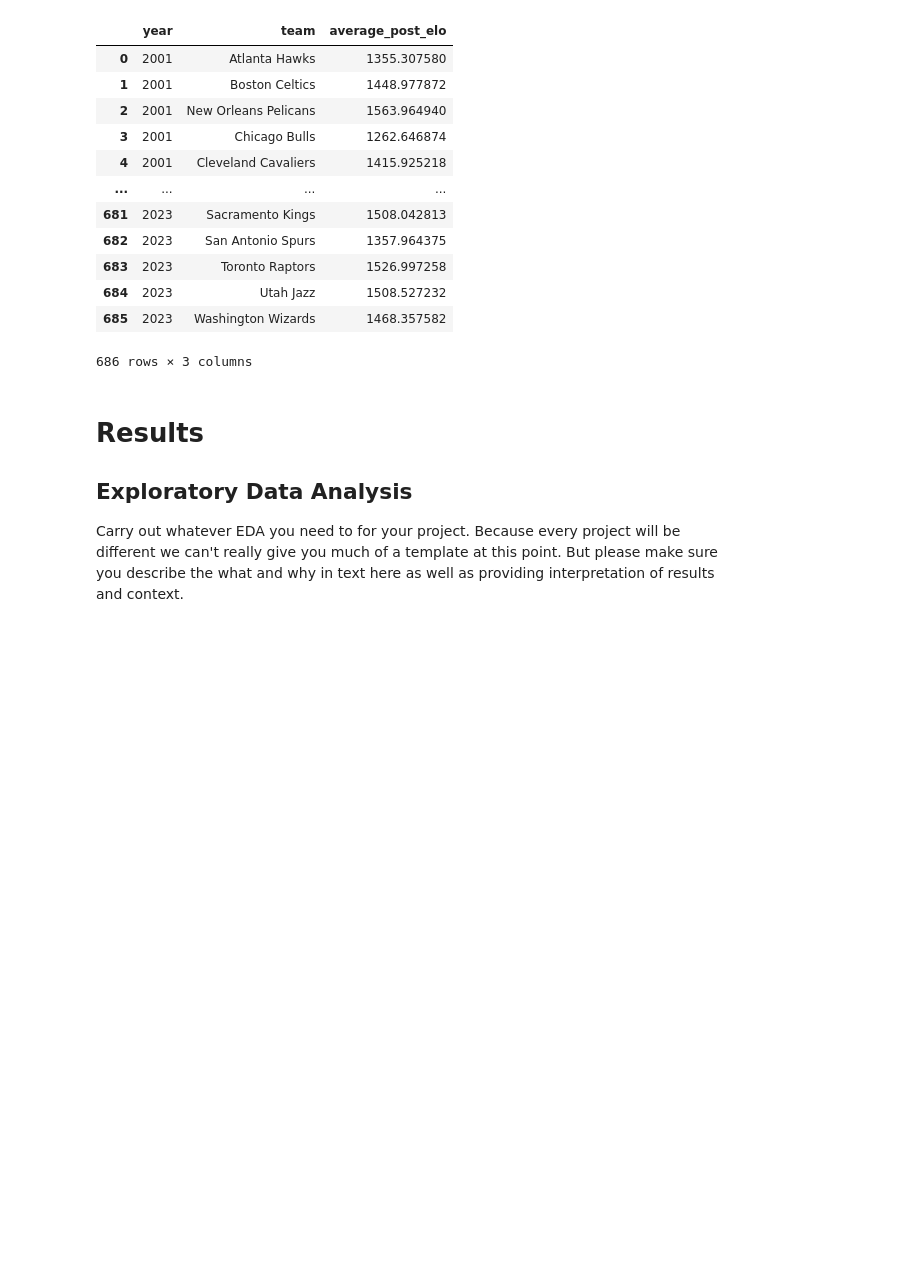
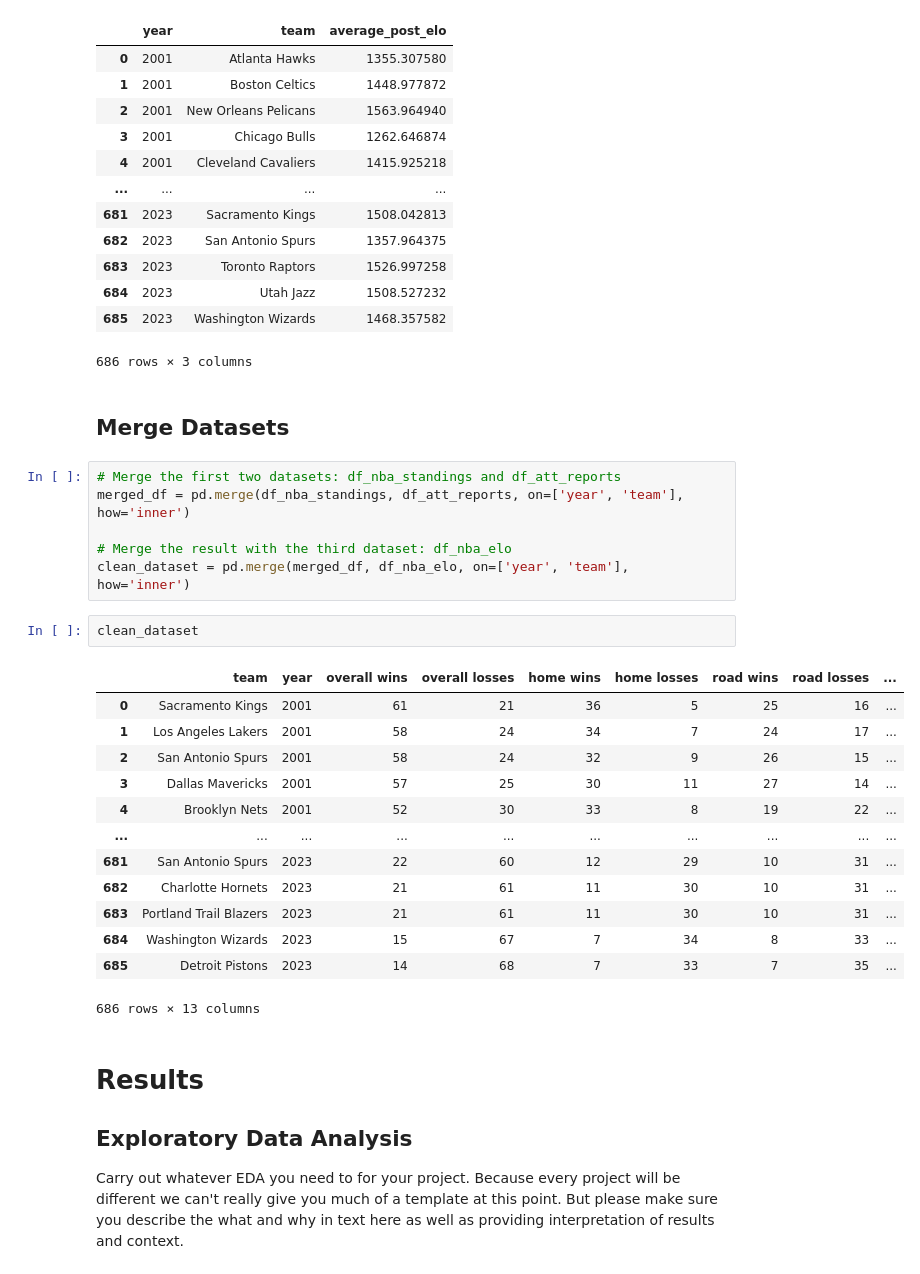
Before and after one commit to katieki/COGS108-Group159-FA24, a Jupyter notebook: EDACheckpoint_Group159-FA24.ipynb, the cells around one changed output. Drawn from its saved outputs; the diff is of its cells as text; blank space fills up the shorter version.

Commit message:
Merge datasets

```diff
--- a/EDACheckpoint_Group159-FA24.ipynb
+++ b/EDACheckpoint_Group159-FA24.ipynb
@@ -347,6 +347,30 @@ df_nba_elo
 | 684 | 2023 | Utah Jazz | 1508.527232 |
 | 685 | 2023 | Washington Wizards | 1468.357582 |
 686 rows × 3 columns
+# %% [markdown]
+## Merge Datasets
+# %%
+# Merge the first two datasets: df_nba_standings and df_att_reports
+merged_df = pd.merge(df_nba_standings, df_att_reports, on=['year', 'team'], how='inner')
+
+# Merge the result with the third dataset: df_nba_elo
+clean_dataset = pd.merge(merged_df, df_nba_elo, on=['year', 'team'], how='inner')
+# %%
+clean_dataset
+# %% [output]
+|  | team | year | overall wins | overall losses | home wins | home losses | road wins | road losses | ... |
+| 0 | Sacramento Kings | 2001 | 61 | 21 | 36 | 5 | 25 | 16 | ... |
+| 1 | Los Angeles Lakers | 2001 | 58 | 24 | 34 | 7 | 24 | 17 | ... |
+| 2 | San Antonio Spurs | 2001 | 58 | 24 | 32 | 9 | 26 | 15 | ... |
+| 3 | Dallas Mavericks | 2001 | 57 | 25 | 30 | 11 | 27 | 14 | ... |
+| 4 | Brooklyn Nets | 2001 | 52 | 30 | 33 | 8 | 19 | 22 | ... |
+| ... | ... | ... | ... | ... | ... | ... | ... | ... | ... |
+| 681 | San Antonio Spurs | 2023 | 22 | 60 | 12 | 29 | 10 | 31 | ... |
+| 682 | Charlotte Hornets | 2023 | 21 | 61 | 11 | 30 | 10 | 31 | ... |
+| 683 | Portland Trail Blazers | 2023 | 21 | 61 | 11 | 30 | 10 | 31 | ... |
+| 684 | Washington Wizards | 2023 | 15 | 67 | 7 | 34 | 8 | 33 | ... |
+| 685 | Detroit Pistons | 2023 | 14 | 68 | 7 | 33 | 7 | 35 | ... |
+686 rows × 13 columns
 # %% [markdown]
 # Results
 
```
